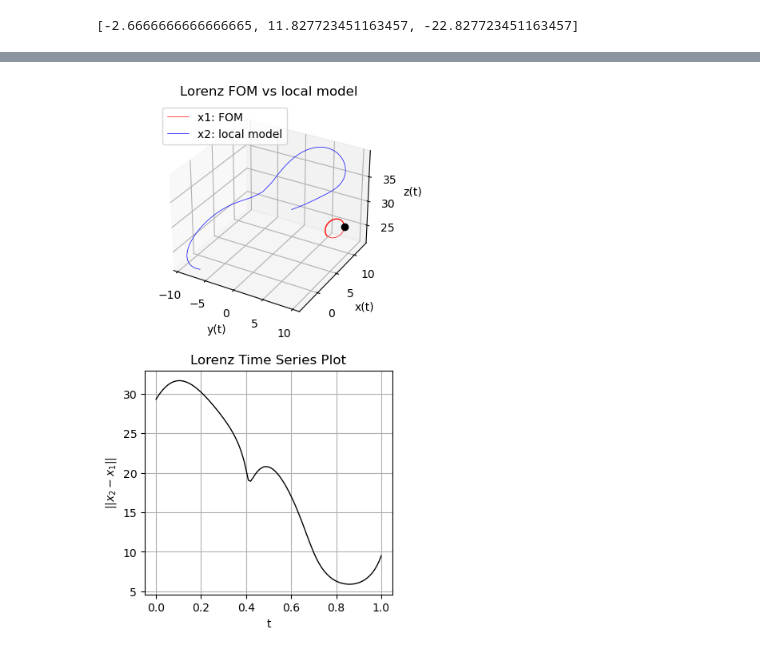
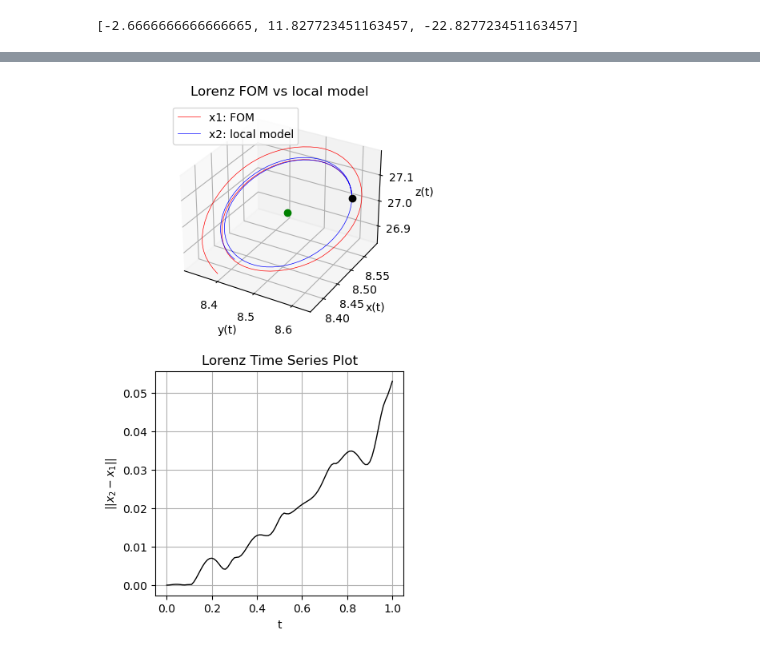
Before and after one commit to sibirica/ROMLCS, a Jupyter notebook: Lorenz.ipynb, the cells around one changed output, grey strips where cells are left out. Cells and saved outputs as stored; diff of their text form; code cells hidden in the pictures.

```diff
--- a/Lorenz.ipynb
+++ b/Lorenz.ipynb
@@ -122,7 +139,7 @@ z = normal_form(y, debug=False)
 max_T = 100
 npoints = max_T*100+1
 t_eval = np.linspace(0, max_T, npoints)
-offset = 1*np.array((1, 1, 0))
+offset = 0.01*np.array((1, 1, 0))
 x0 = base_point+offset
 sol = integrate.solve_ivp(f_lorenz, (0, max_T), x0, method='RK45', t_eval=t_eval, atol=1e-10)
 # %%
@@ -142,32 +159,33 @@ lorenz_ode_plot_3d(t, ys, fps)
 # %%
-def compare_traces(t, ys1, ys2):
+def compare_traces(t, ys1, ys2, base_point):
     x1, y1, z1 = ys1[0:3, :]
     x2, y2, z2 = ys2[0:3, :]
     diff = np.linalg.norm(ys2-ys1, axis=0)
     #f, (ax1, ax2) = plt.subplots(2, 1, figsize = (xsize, ysize))
     fig = plt.figure(figsize=plt.figaspect(2))
     ax1 = fig.add_subplot(2, 1, 1, projection='3d')
     ax1.plot(y1, x1, z1, linewidth = 0.5, color = 'r')
     ax1.plot(y2, x2, z2, linewidth = 0.5, color = 'b')
     ax1.plot(y1[0], x1[0], z1[0], 'ko')
+    ax1.plot(base_point[1], base_point[0], base_point[2], 'go')
     ax1.grid(True)
     ax1.set_xlabel('y(t)')
     ax1.set_ylabel('x(t)')
     ax1.set_zlabel('z(t)')
     ax1.set_title('Lorenz FOM vs local model')
     ax1.legend(['x1: FOM','x2: local model'], loc = 2)
 
     ax2 = fig.add_subplot(2, 1, 2)
     ax2.plot(t, diff, linewidth = 1, color = 'k')
     ax2.grid(True)
     ax2.set_xlabel('t')
     ax2.set_ylabel('$||x_2-x_1||$')
     ax2.set_title('Lorenz Time Series Plot')
 
     #plt.savefig('lorenz_ode_3d.png')
     plt.show()
     return
 
-compare_traces(t_eval, ys[:, :npoints], ys_pred)
+compare_traces(t_eval, ys[:, :npoints], ys_pred, base_point)
 # %% [output]
-[figure, old version]
+[figure, new version]
```
Also changed, not shown: parts of 2 cells of this notebook, 3 other files.
